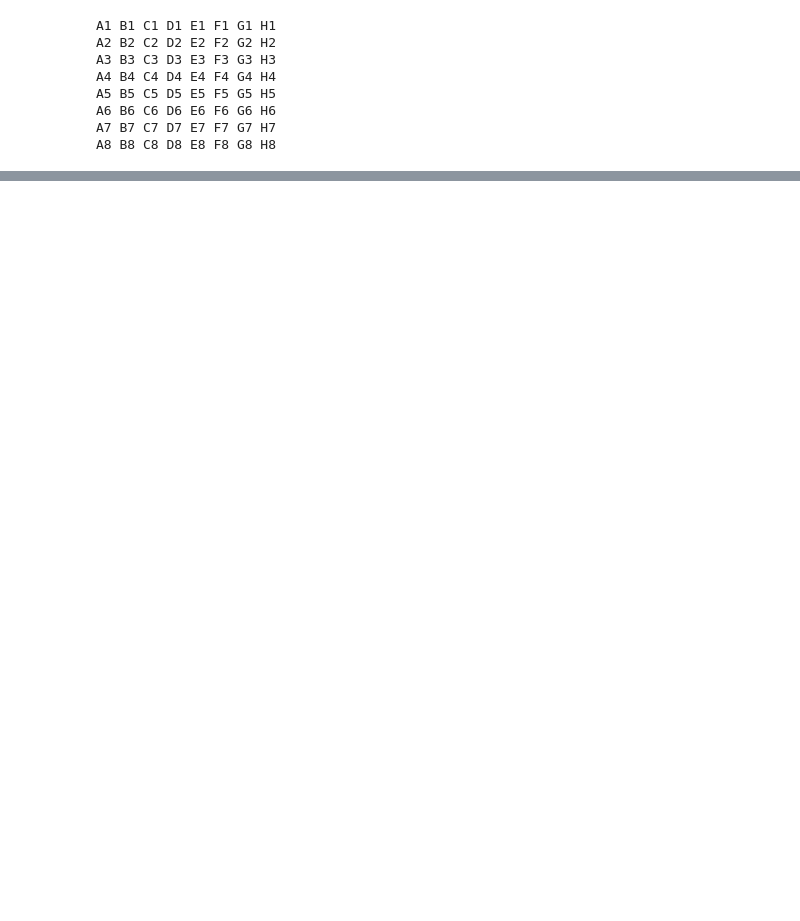
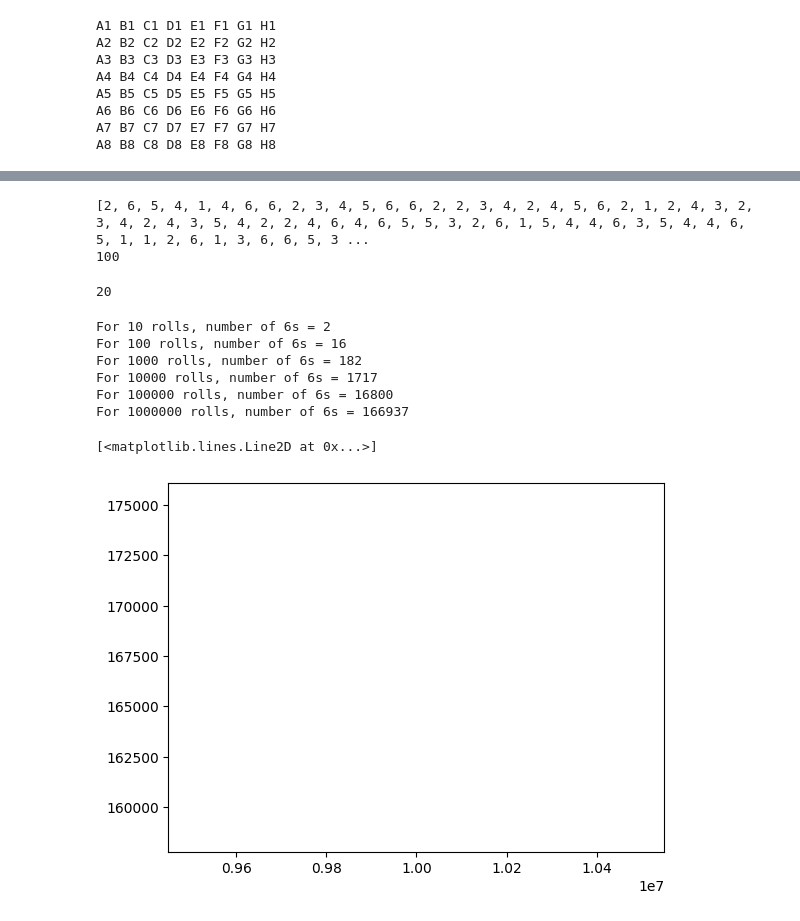
Before and after one commit to VeraOlander/Python_excercises, a Jupyter notebook: excercise_3.ipynb, the cells around one changed output, grey strips where cells are left out. Saved outputs shown, nothing was run; the diff lists cells and outputs as text; code cells hidden in the pictures; blank space fills up the shorter version.

```diff
--- a/excercise_3.ipynb
+++ b/excercise_3.ipynb
@@ -187,0 +214,43 @@ A8 B8 C8 D8 E8 F8 G8 H8
+# %%
+#a
+list_of_100_dice_rolls =[]
+for dice_roll in range(1,101):
+    dice_roll=random.randint(1, 6)
+    list_of_100_dice_rolls.append(dice_roll)
+print(list_of_100_dice_rolls)
+print(len(list_of_100_dice_rolls))
+list_of_100_dice_rolls.count(6)
+# %% [output]
+[2, 6, 5, 4, 1, 4, 6, 6, 2, 3, 4, 5, 6, 6, 2, 2, 3, 4, 2, 4, 5, 6, 2, 1, 2, 4, 3, 2, 3, 4, 2, 4, 3, 5, 4, 2, 2, 4, 6, 4, 6, 5, 5, 3, 2, 6, 1, 5, 4, 4, 6, 3, 5, 4, 4, 6, 5, 1, 1, 2, 6, 1, 3, 6, 6, 5, 3 ...
+100
+20
+# %%
+def number_of_6(N):
+    list_of_N_dice_rolls =[]
+    for dice_roll in range(N):
+        dice_roll=random.randint(1, 6)
+        list_of_N_dice_rolls.append(dice_roll)
+    result=list_of_N_dice_rolls.count(6)
+    return result
+
+
+list_of_outcomes_6=[]
+N=10
+while N<=1000000:
+    result=number_of_6(N)
+    list_of_outcomes_6.append(result)
+    print(f"For {N} rolls, number of 6s = {result}")
+    N*=10
+# %% [output]
+For 10 rolls, number of 6s = 2
+For 100 rolls, number of 6s = 16
+For 1000 rolls, number of 6s = 182
+For 10000 rolls, number of 6s = 1717
+For 100000 rolls, number of 6s = 16800
+For 1000000 rolls, number of 6s = 166937
+# %%
+plt.figure()
+plt.plot(N,result)
+# %% [output]
+[<matplotlib.lines.Line2D at 0x...>]
+[figure, added]
```
Also changed, not shown: parts of 4 cells of this notebook.
